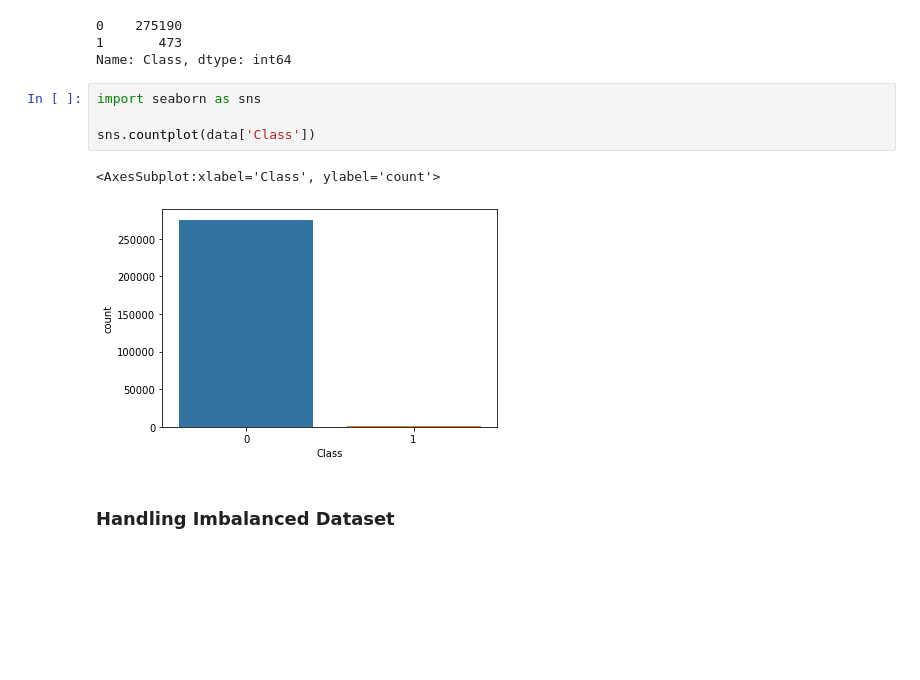
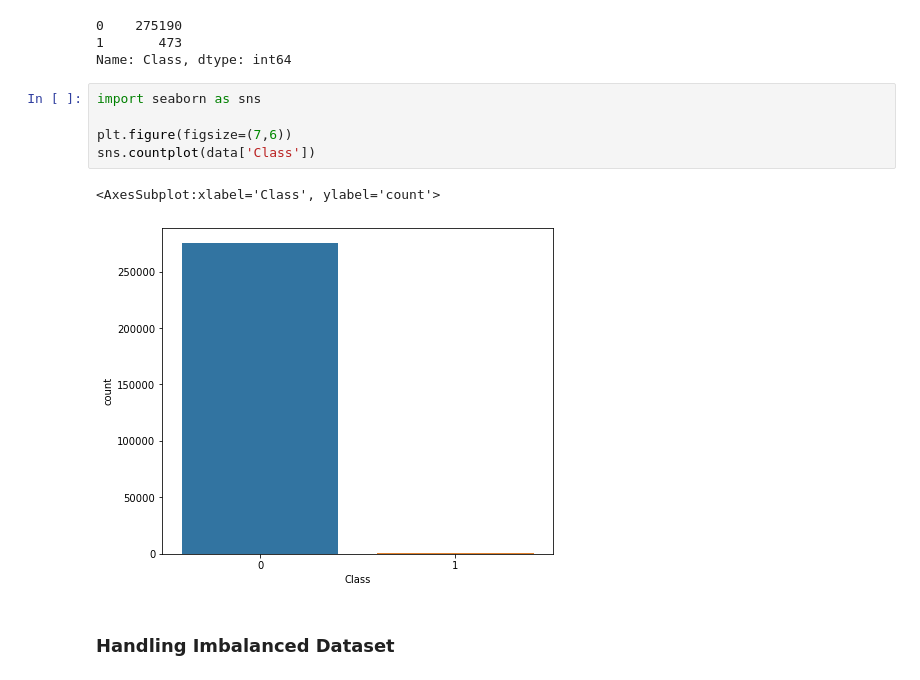
Before and after one commit to karip00/Credit-Card-Fraud-Detection-using-ML-models, a Jupyter notebook: fraudDetection.ipynb, the cells around one changed output. Saved outputs shown, nothing was run; the diff lists cells and outputs as text; blank space fills up the shorter version.

```diff
--- a/fraudDetection.ipynb
+++ b/fraudDetection.ipynb
@@ -135,10 +135,11 @@ Name: Class, dtype: int64
 # %%
 import seaborn as sns
 
+plt.figure(figsize=(7,6))
 sns.countplot(data['Class'])
 # %% [output]
 <AxesSubplot:xlabel='Class', ylabel='count'>
-[figure, old version]
+[figure, new version]
 # %% [markdown]
 ### Handling Imbalanced Dataset
 # %%
```
Also changed, not shown: parts of 17 cells of this notebook.
